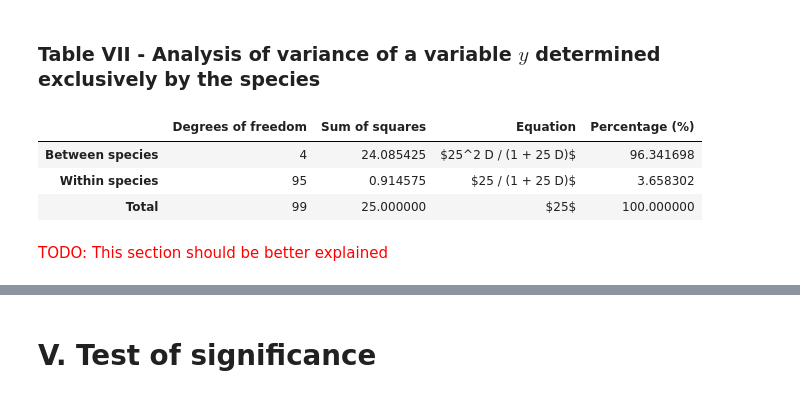
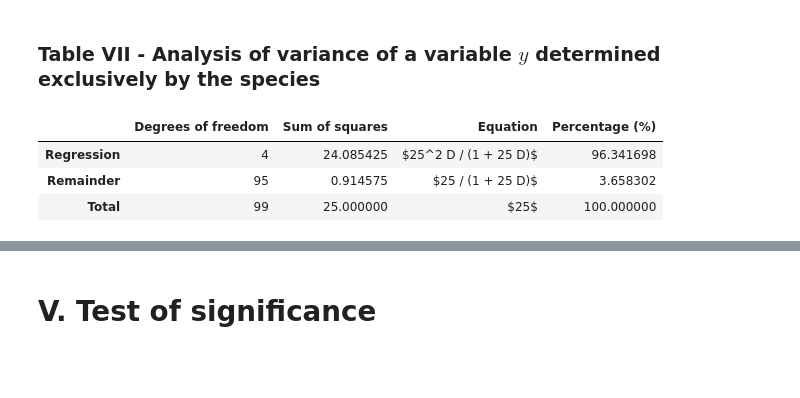
Before and after one commit to danilobellini/scientific-literature, a Jupyter notebook: 1936-Fisher/Fisher_1936.ipynb, the cells around one changed output, grey strips where cells are left out. Saved outputs shown, nothing was run; the diff lists cells and outputs as text; code cells hidden in the pictures; blank space fills up the shorter version.

```diff
--- a/1936-Fisher/Fisher_1936.ipynb
+++ b/1936-Fisher/Fisher_1936.ipynb
@@ -916,15 +1448,13 @@ for every input in the group/class/sample whose size is $n_2$.
 # %%
 table7 = pd.DataFrame([[df_between, 25 * ss_between / ss_total, "$25^2 D / (1 + 25 D)$"],
                        [df_within, 25 * ss_within / ss_total, "$25 / (1 + 25 D)$"],
                        [df_total, 25, "$25$"]],
                       columns=["Degrees of freedom", "Sum of squares", "Equation"],
-                      index=["Between species", "Within species", "Total"]) \
+                      index=["Regression", "Remainder", "Total"]) \
            .assign(**{"Percentage (%)": lambda dframe: dframe.iloc[:,1] / 25 * 100})
 table7
 # %% [output]
 |  | Degrees of freedom | Sum of squares | Equation | Percentage (%) |
-| Between species | 4 | 24.085425 | $25^2 D / (1 + 25 D)$ | 96.341698 |
-| Within species | 95 | 0.914575 | $25 / (1 + 25 D)$ | 3.658302 |
+| Regression | 4 | 24.085425 | $25^2 D / (1 + 25 D)$ | 96.341698 |
+| Remainder | 95 | 0.914575 | $25 / (1 + 25 D)$ | 3.658302 |
 | Total | 99 | 25.000000 | $25$ | 100.000000 |
-# %% [markdown]
-<font color="#ff0000">TODO: This section should be better explained</font>
```
Also changed, not shown: parts of 36 cells of this notebook.
